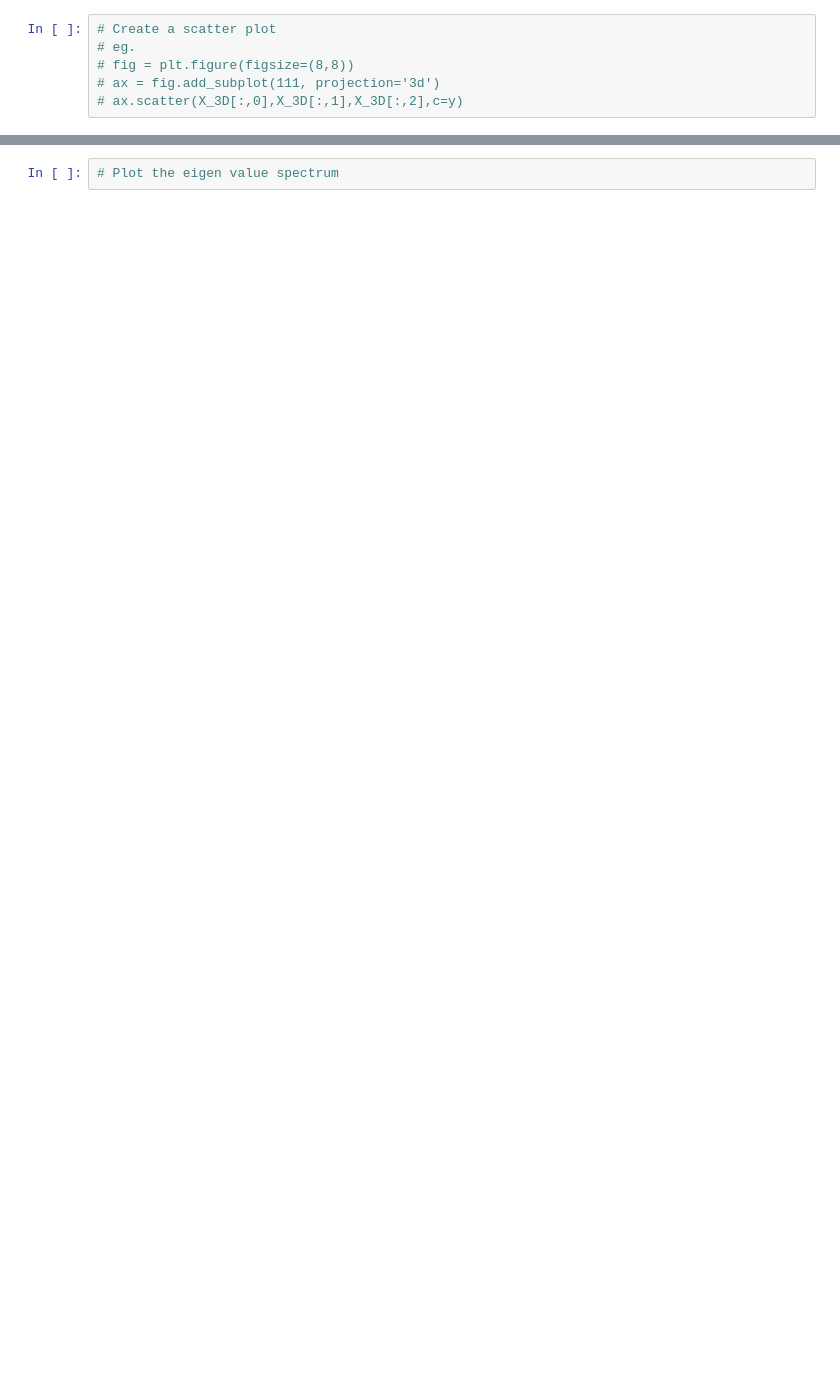
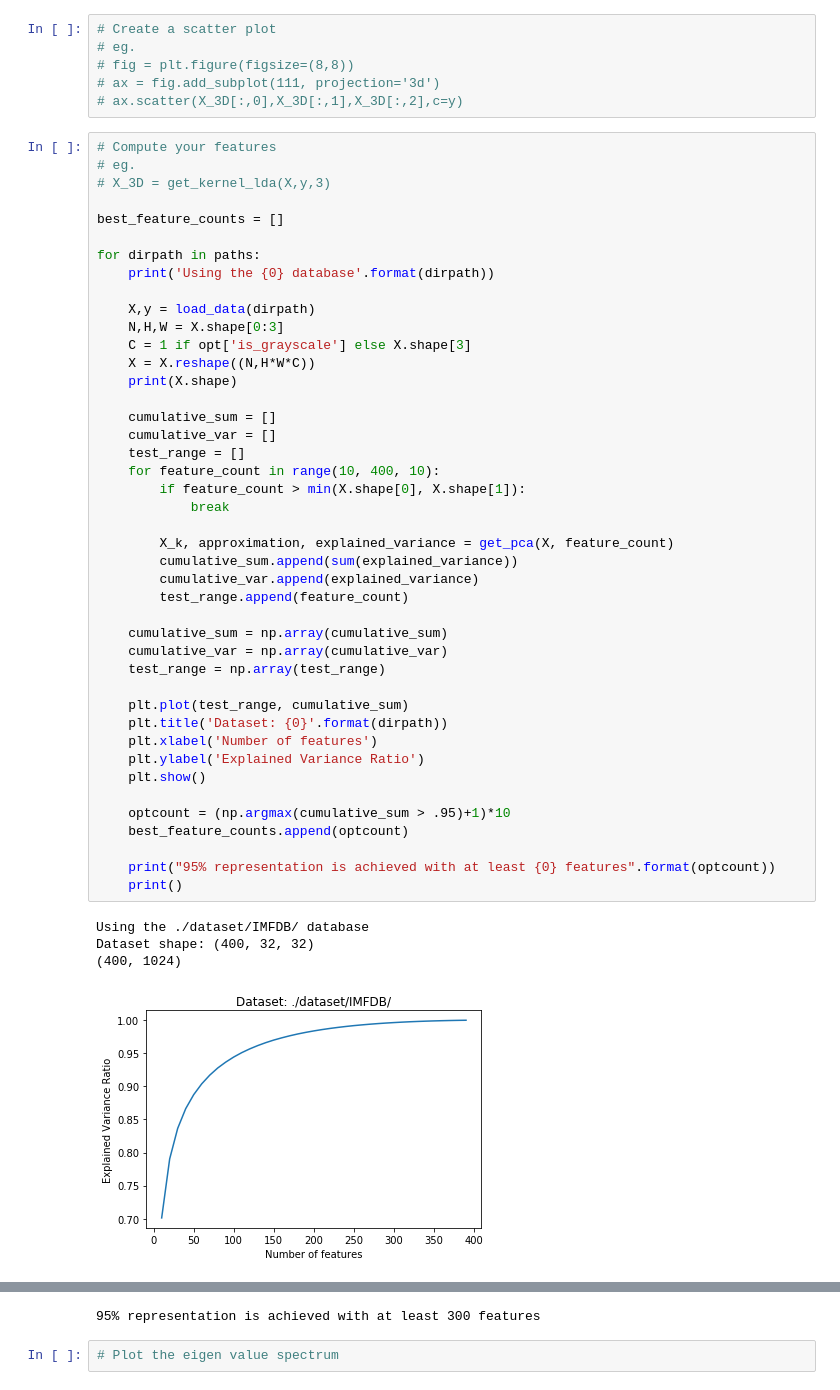
Before and after one commit to zubairabid/SMAI_Assignment2, a Jupyter notebook: 20171076.ipynb, the cells around one changed output, grey strips where cells are left out. Cells and saved outputs as stored; diff of their text form; blank space fills up the shorter version.

```diff
--- a/20171076.ipynb
+++ b/20171076.ipynb
@@ -463,3 +447,51 @@ Dataset shape: (672, 32, 32, 3)
 # fig = plt.figure(figsize=(8,8))
 # ax = fig.add_subplot(111, projection='3d')
 # ax.scatter(X_3D[:,0],X_3D[:,1],X_3D[:,2],c=y)
+# %%
+# Compute your features
+# eg.
+# X_3D = get_kernel_lda(X,y,3)
+
+best_feature_counts = []
+
+for dirpath in paths:
+    print('Using the {0} database'.format(dirpath))
+
+    X,y = load_data(dirpath)
+    N,H,W = X.shape[0:3]
+    C = 1 if opt['is_grayscale'] else X.shape[3]
+    X = X.reshape((N,H*W*C))
+    print(X.shape)
+
+    cumulative_sum = []
+    cumulative_var = []
+    test_range = []
+    for feature_count in range(10, 400, 10):
+        if feature_count > min(X.shape[0], X.shape[1]):
+            break
+
+        X_k, approximation, explained_variance = get_pca(X, feature_count)
+        cumulative_sum.append(sum(explained_variance))
+        cumulative_var.append(explained_variance)
+        test_range.append(feature_count)
+
+    cumulative_sum = np.array(cumulative_sum)
+    cumulative_var = np.array(cumulative_var)
+    test_range = np.array(test_range)
+
+    plt.plot(test_range, cumulative_sum)
+    plt.title('Dataset: {0}'.format(dirpath))
+    plt.xlabel('Number of features')
+    plt.ylabel('Explained Variance Ratio')
+    plt.show()
+
+    optcount = (np.argmax(cumulative_sum > .95)+1)*10
+    best_feature_counts.append(optcount)
+
+    print("95% representation is achieved with at least {0} features".format(optcount))
+    print()
+# %% [output]
+Using the ./dataset/IMFDB/ database
+Dataset shape: (400, 32, 32)
+(400, 1024)
+[figure, added]
@@ -466,2 +510,3 @@ Dataset shape: (672, 32, 32, 3)
+95% representation is achieved with at least 300 features
 # %%
 # Plot the eigen value spectrum
```
Also changed, not shown: parts of 15 cells of this notebook.
